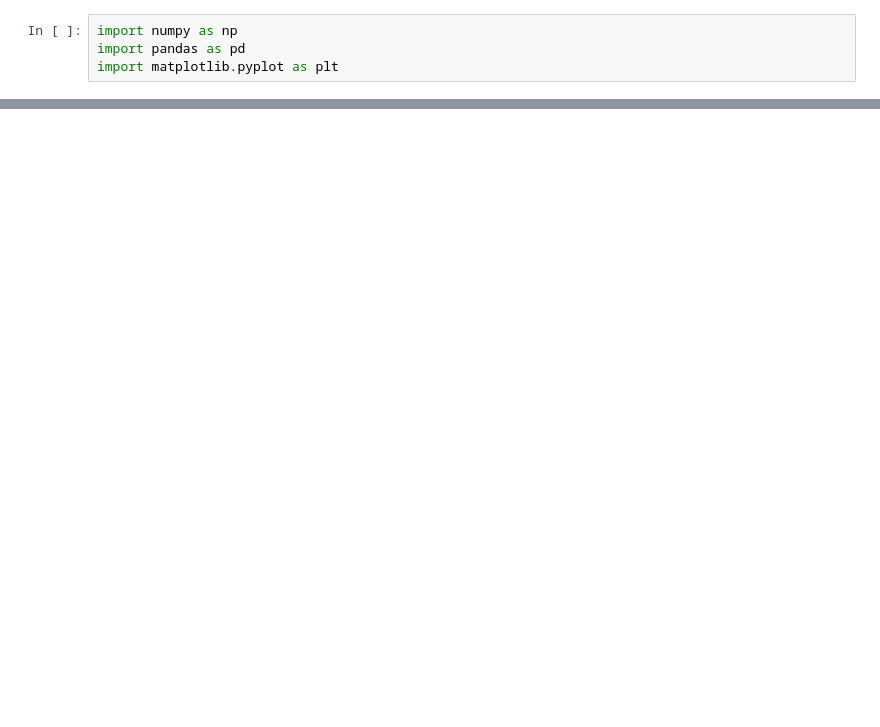
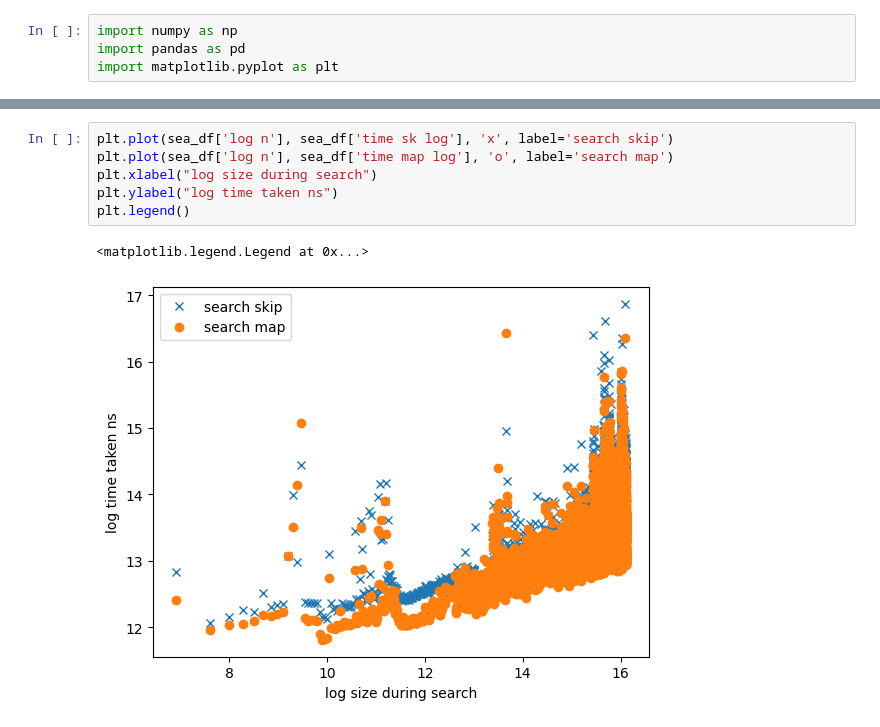
Before and after one commit to shin-fued/APAL_SKIPLIST, a Jupyter notebook: analysis_skip_list.ipynb, the cells around one changed output, grey strips where cells are left out. Drawn from its saved outputs; the diff is of its cells as text; blank space fills up the shorter version.

```diff
--- a/analysis_skip_list.ipynb
+++ b/analysis_skip_list.ipynb
@@ -24,0 +27,9 @@ data.groupby("operation")
+# %%
+plt.plot(sea_df['log n'], sea_df['time sk log'], 'x', label='search skip')
+plt.plot(sea_df['log n'], sea_df['time map log'], 'o', label='search map')
+plt.xlabel("log size during search")
+plt.ylabel("log time taken ns")
+plt.legend()
+# %% [output]
+<matplotlib.legend.Legend at 0x...>
+[figure, added]
```
Also changed, not shown: parts of 8 cells of this notebook, 5 other files.
